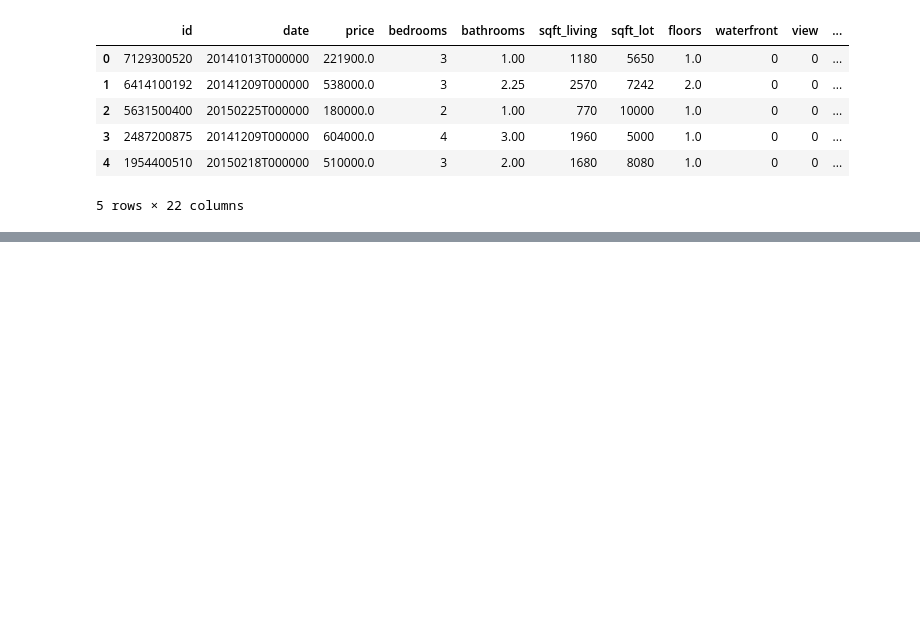
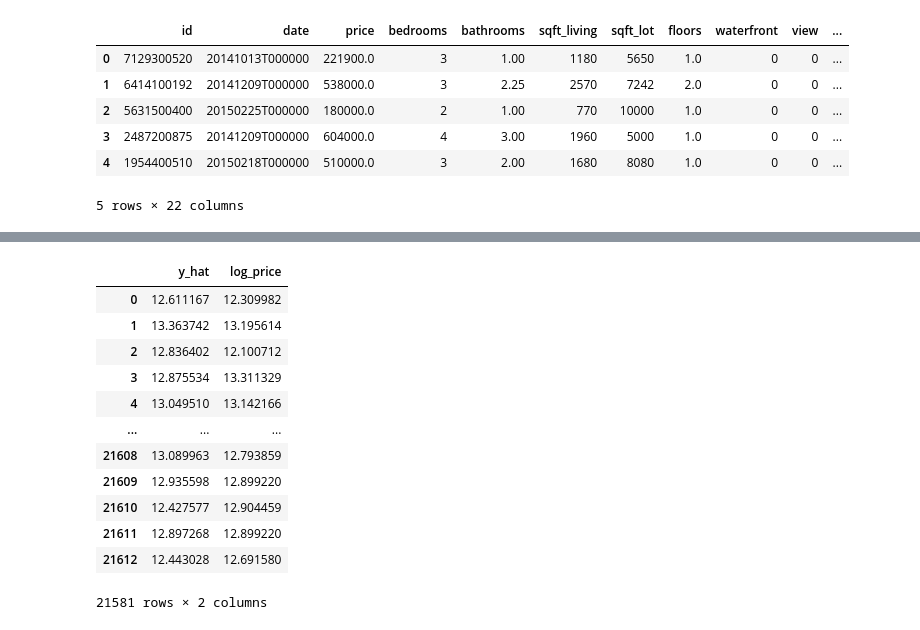
Before and after one commit to lilfakeS/schulich_data_science, a Jupyter notebook: assignment_3.ipynb, the cells around one changed output, grey strips where cells are left out. Saved outputs shown, nothing was run; the diff lists cells and outputs as text; code cells hidden in the pictures; blank space fills up the shorter version.

```diff
--- a/assignment_3.ipynb
+++ b/assignment_3.ipynb
@@ -455,0 +476,7 @@ np.sqrt(res['sq_error'].mean())
+# %%
+house['log_price'] = np.log(house['price'])
+house['log_sqft_living'] = np.log(house['sqft_living'])
+house['log_sqft_lot'] = np.log(house['sqft_lot'])
+house['log_sqft_above'] = np.log(house['sqft_above'])
+house['log_sqft_living15'] = np.log(house['sqft_living15'])
+house['log_sqft_lot15'] = np.log(house['sqft_lot15'])
@@ -455,0 +504,3 @@ np.sqrt(res['sq_error'].mean())
+# %%
+log_results_1 = ols("log_price ~ bedrooms + bathrooms + log_sqft_living + view + grade + log_sqft_above + yr_built + renov + lat + log_sqft_living15 + log_sqft_lot15", data=house).fit()
+print(log_results_1.summary())
@@ -455,0 +529,16 @@ np.sqrt(res['sq_error'].mean())
+# %%
+log_res
+# %% [output]
+|  | y_hat | log_price |
+| 0 | 12.611167 | 12.309982 |
+| 1 | 13.363742 | 13.195614 |
+| 2 | 12.836402 | 12.100712 |
+| 3 | 12.875534 | 13.311329 |
+| 4 | 13.049510 | 13.142166 |
+| ... | ... | ... |
+| 21608 | 13.089963 | 12.793859 |
+| 21609 | 12.935598 | 12.899220 |
+| 21610 | 12.427577 | 12.904459 |
+| 21611 | 12.897268 | 12.899220 |
+| 21612 | 12.443028 | 12.691580 |
+21581 rows × 2 columns
```
Also changed, not shown: parts of 37 cells of this notebook, 1 other file.
